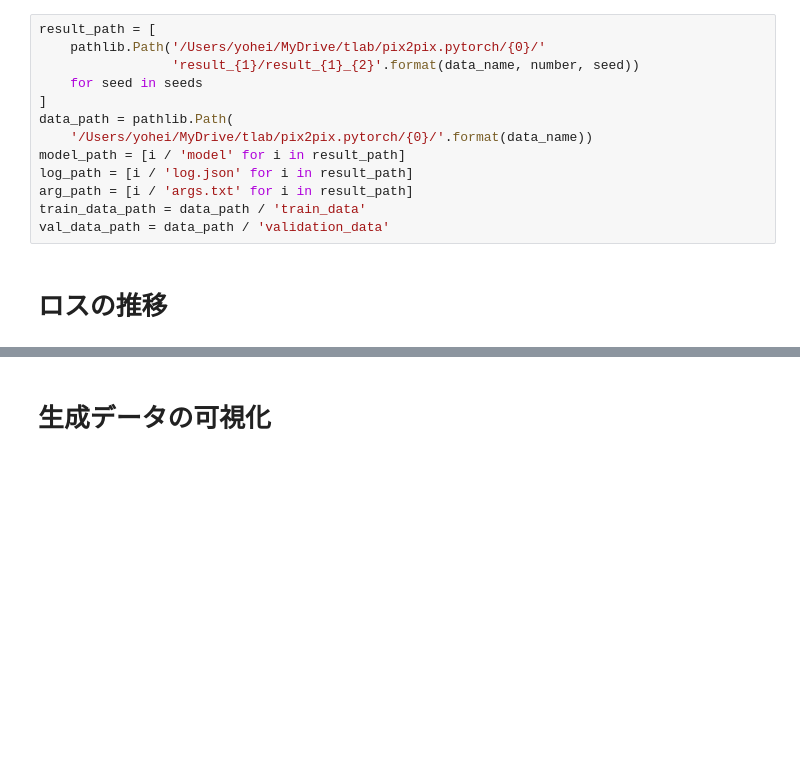
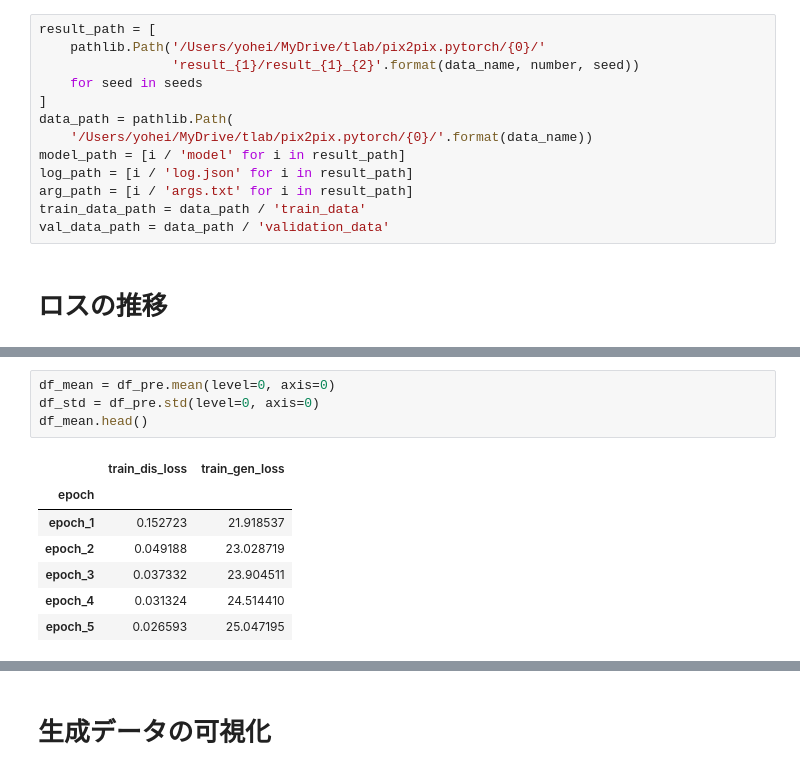
Before and after one commit to haru-256/pix2pix.pytorch, a Jupyter notebook: visualize_genData_Loss.ipynb, the cells around one changed output, grey strips where cells are left out. Saved outputs shown, nothing was run; the diff lists cells and outputs as text; blank space fills up the shorter version.

```diff
--- a/visualize_genData_Loss.ipynb
+++ b/visualize_genData_Loss.ipynb
@@ -56,0 +58,12 @@ df_pre.head()
+# %%
+df_mean = df_pre.mean(level=0, axis=0)
+df_std = df_pre.std(level=0, axis=0)
+df_mean.head()
+# %% [output]
+|  | train_dis_loss | train_gen_loss |
+| epoch |  |  |
+| epoch_1 | 0.152723 | 21.918537 |
+| epoch_2 | 0.049188 | 23.028719 |
+| epoch_3 | 0.037332 | 23.904511 |
+| epoch_4 | 0.031324 | 24.514410 |
+| epoch_5 | 0.026593 | 25.047195 |
```
Also changed, not shown: parts of 9 cells of this notebook.
